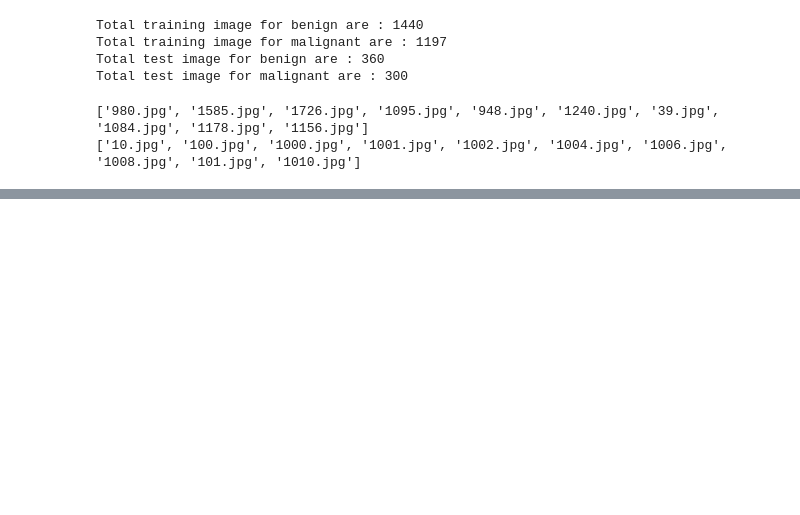
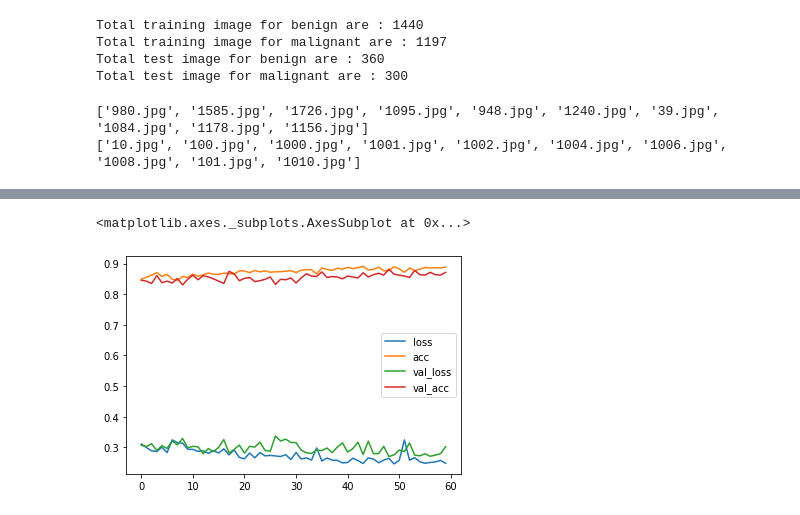
Before and after one commit to Karma-Yogi-Rahil/Deep_Learning_Projects, a Jupyter notebook: Skin Cancer Detection/CNN_notebook.ipynb, the cells around one changed output, grey strips where cells are left out. Cells and saved outputs as stored; diff of their text form; code cells hidden in the pictures; blank space fills up the shorter version.

```diff
--- a/Skin Cancer Detection/CNN_notebook.ipynb
+++ b/Skin Cancer Detection/CNN_notebook.ipynb
@@ -96,0 +185,5 @@ plt.show()
+# %%
+pd.DataFrame(trained_model.history).plot()
+# %% [output]
+<matplotlib.axes._subplots.AxesSubplot at 0x...>
+[figure, added]
```
Also changed, not shown: parts of 15 cells of this notebook.
